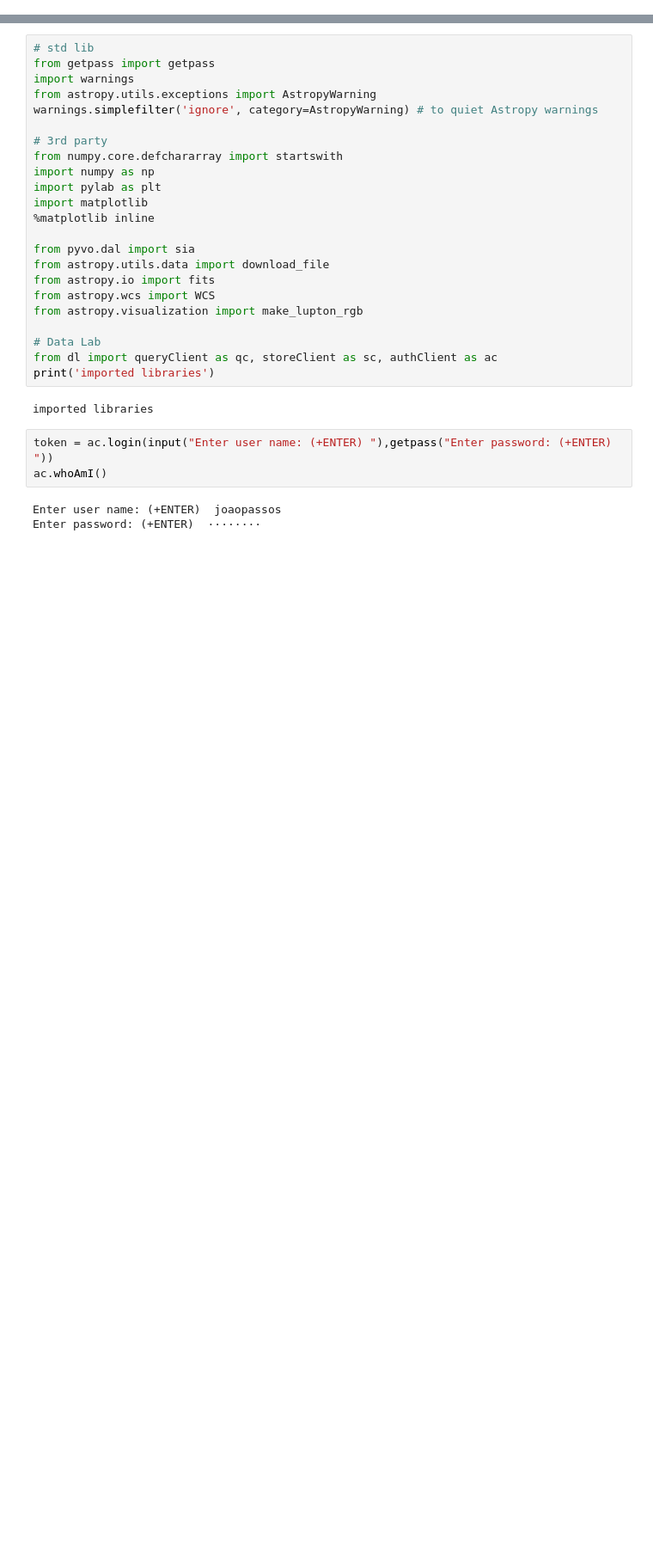
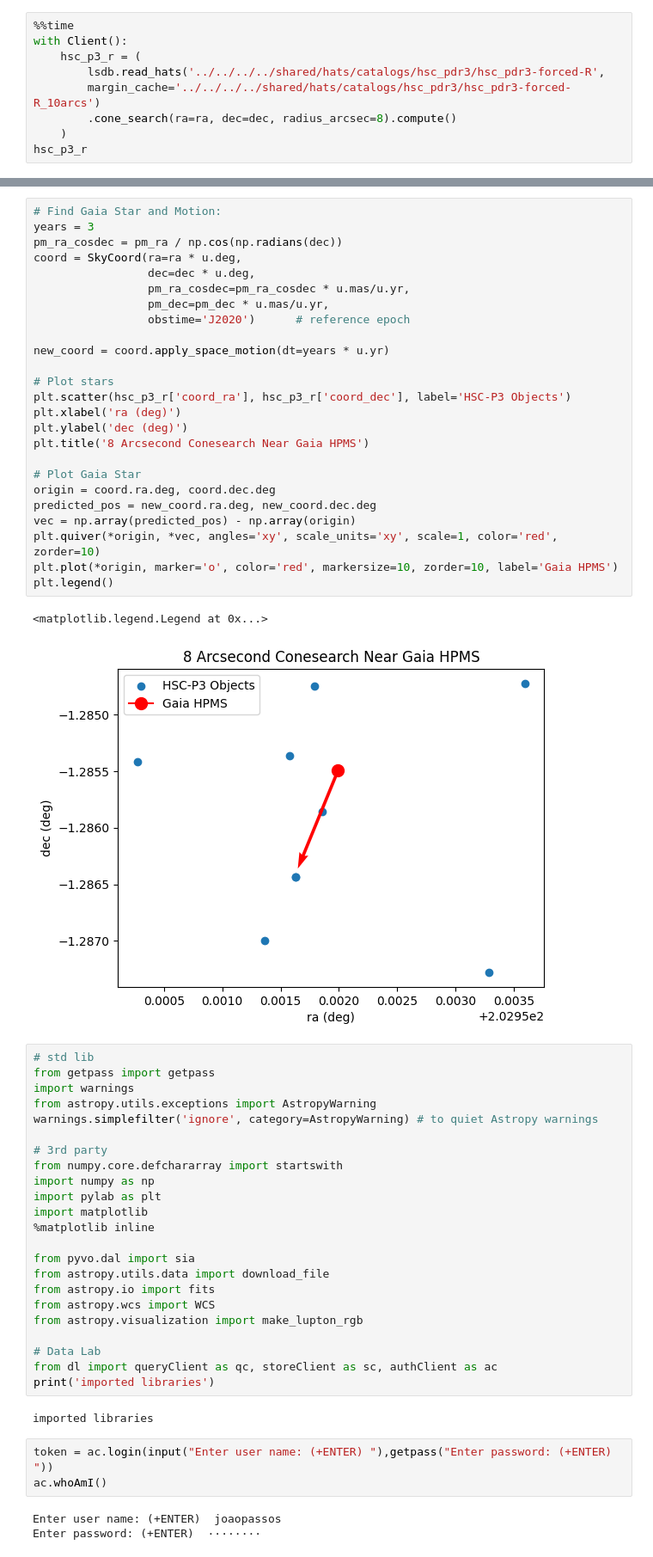
Before and after one commit to JoaoDPassos/brown-dwarf-search, a Jupyter notebook: Jupyter Notebooks/hpms_search/obtain_images.ipynb, the cells around one changed output, grey strips where cells are left out. Shown at 86% size. Saved outputs shown, nothing was run; the diff lists cells and outputs as text; blank space fills up the shorter version.

```diff
--- a/Jupyter Notebooks/hpms_search/obtain_images.ipynb
+++ b/Jupyter Notebooks/hpms_search/obtain_images.ipynb
@@ -92,0 +165,9 @@ Running loop
+# %%
+%%time
+with Client():
+    hsc_p3_r = (
+        lsdb.read_hats('../../../../shared/hats/catalogs/hsc_pdr3/hsc_pdr3-forced-R',
+        margin_cache='../../../../shared/hats/catalogs/hsc_pdr3/hsc_pdr3-forced-R_10arcs')
+        .cone_search(ra=ra, dec=dec, radius_arcsec=8).compute()
+    )
+hsc_p3_r
@@ -93,3 +193,31 @@ Running loop
+# %%
+# Find Gaia Star and Motion:
+years = 3
+pm_ra_cosdec = pm_ra / np.cos(np.radians(dec))
+coord = SkyCoord(ra=ra * u.deg,
+                 dec=dec * u.deg,
+                 pm_ra_cosdec=pm_ra_cosdec * u.mas/u.yr,
+                 pm_dec=pm_dec * u.mas/u.yr,
+                 obstime='J2020')      # reference epoch
+
+new_coord = coord.apply_space_motion(dt=years * u.yr)
+
+# Plot stars
+plt.scatter(hsc_p3_r['coord_ra'], hsc_p3_r['coord_dec'], label='HSC-P3 Objects')
+plt.xlabel('ra (deg)')
+plt.ylabel('dec (deg)')
+plt.title('8 Arcsecond Conesearch Near Gaia HPMS')
+
+# Plot Gaia Star
+origin = coord.ra.deg, coord.dec.deg
+predicted_pos = new_coord.ra.deg, new_coord.dec.deg
+vec = np.array(predicted_pos) - np.array(origin)
+plt.quiver(*origin, *vec, angles='xy', scale_units='xy', scale=1, color='red', zorder=10)
+plt.plot(*origin, marker='o', color='red', markersize=10, zorder=10, label='Gaia HPMS')
+plt.legend()
+# %% [output]
+<matplotlib.legend.Legend at 0x...>
+[figure, added]
 # %%
 # std lib
 from getpass import getpass
```
Also changed, not shown: parts of 12 cells of this notebook.
